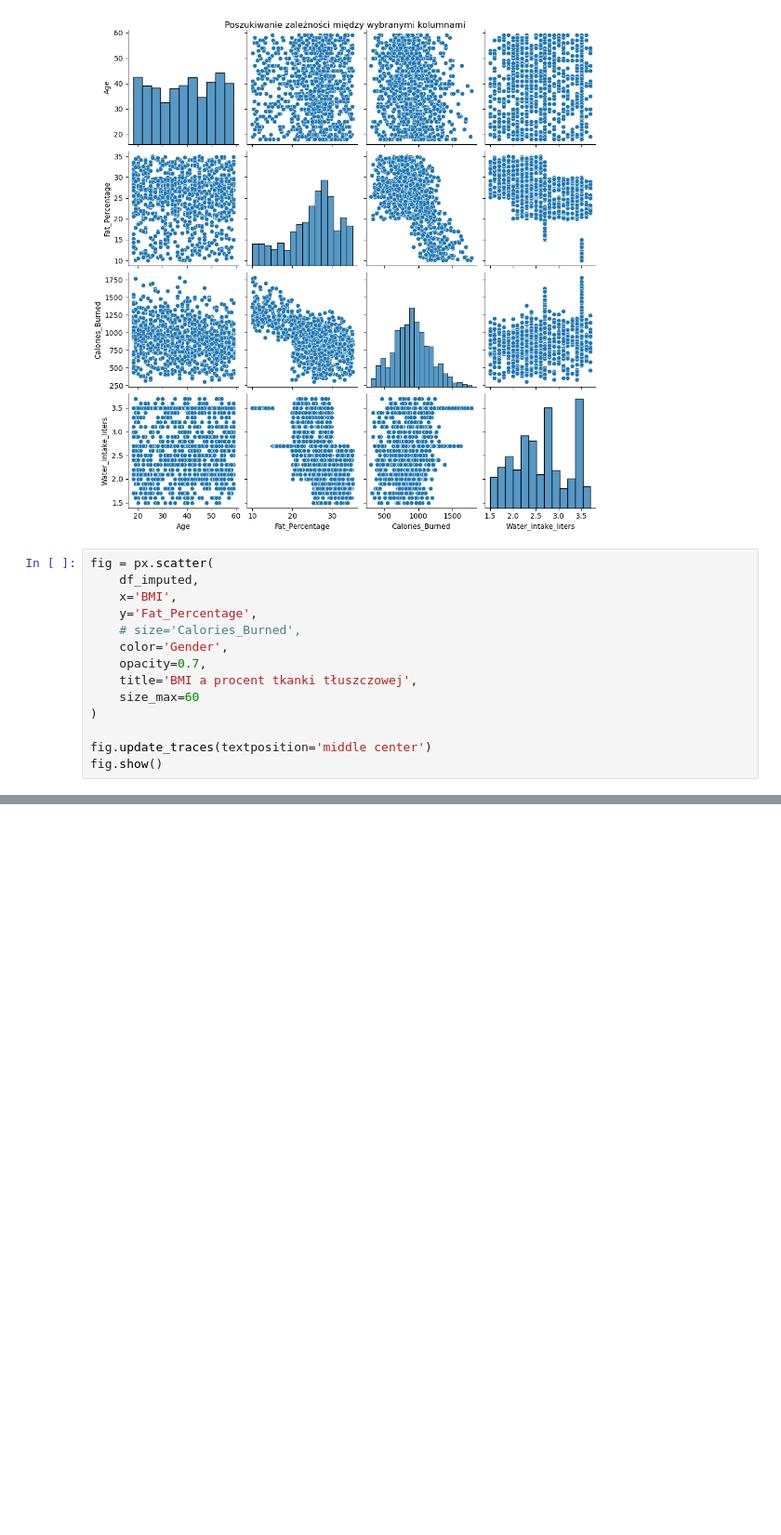
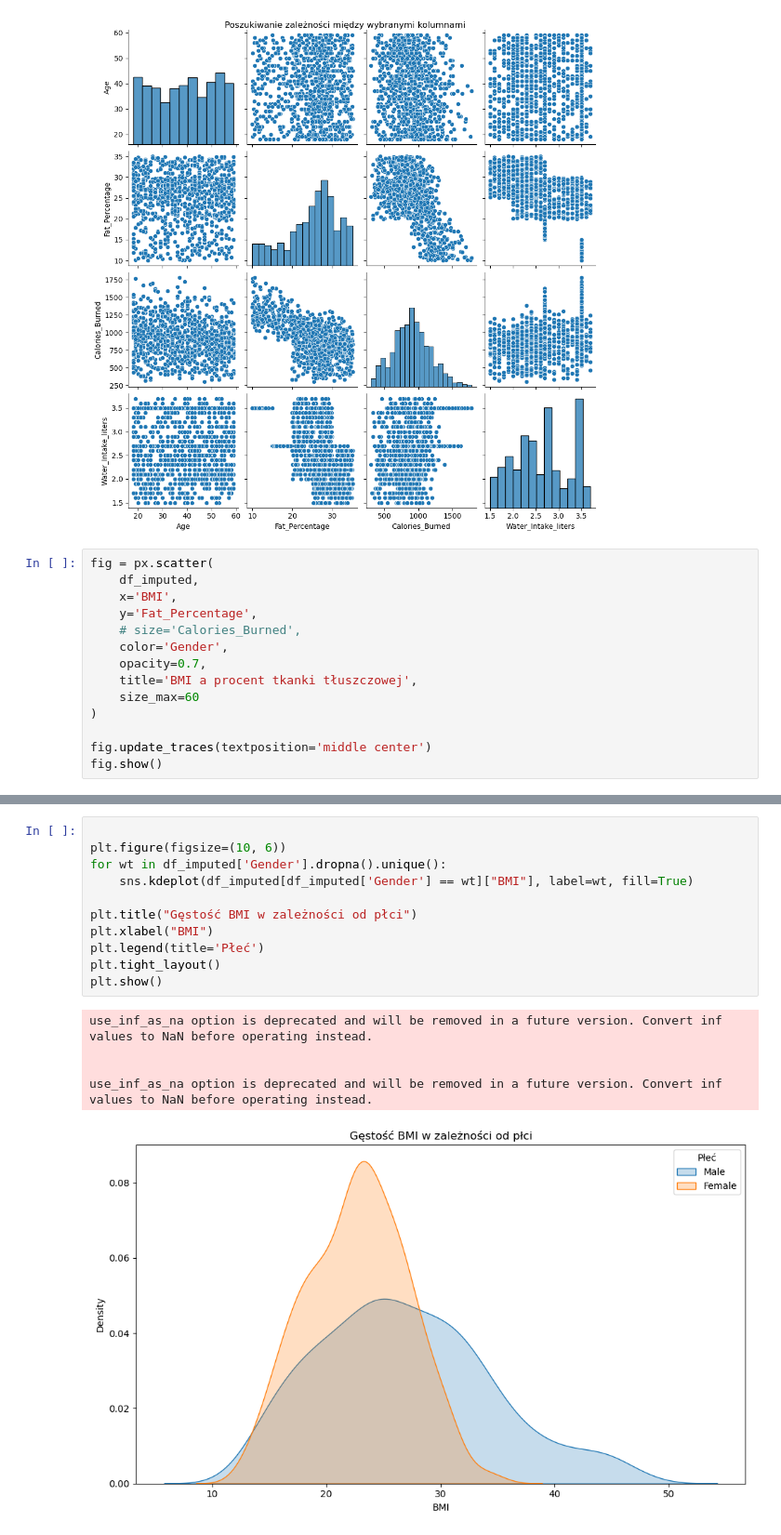
Before and after one commit to kinsitko/analiza_danych_2025_KSIT_SLES, a Jupyter notebook: analiza_project_v2.ipynb, the cells around one changed output, grey strips where cells are left out. Shown at 93% size. Saved outputs shown, nothing was run; the diff lists cells and outputs as text; blank space fills up the shorter version.

```diff
--- a/analiza_project_v2.ipynb
+++ b/analiza_project_v2.ipynb
@@ -320,0 +381,17 @@ fig.show()
+# %%
+
+plt.figure(figsize=(10, 6))
+for wt in df_imputed['Gender'].dropna().unique():
+    sns.kdeplot(df_imputed[df_imputed['Gender'] == wt]["BMI"], label=wt, fill=True)
+
+plt.title("Gęstość BMI w zależności od płci")
+plt.xlabel("BMI")
+plt.legend(title='Płeć')
+plt.tight_layout()
+plt.show()
+# %% [output]
+use_inf_as_na option is deprecated and will be removed in a future version. Convert inf values to NaN before operating instead.
+
+
+use_inf_as_na option is deprecated and will be removed in a future version. Convert inf values to NaN before operating instead.
+[figure, added]
```
Also changed, not shown: parts of 12 cells of this notebook, 1 other file.
